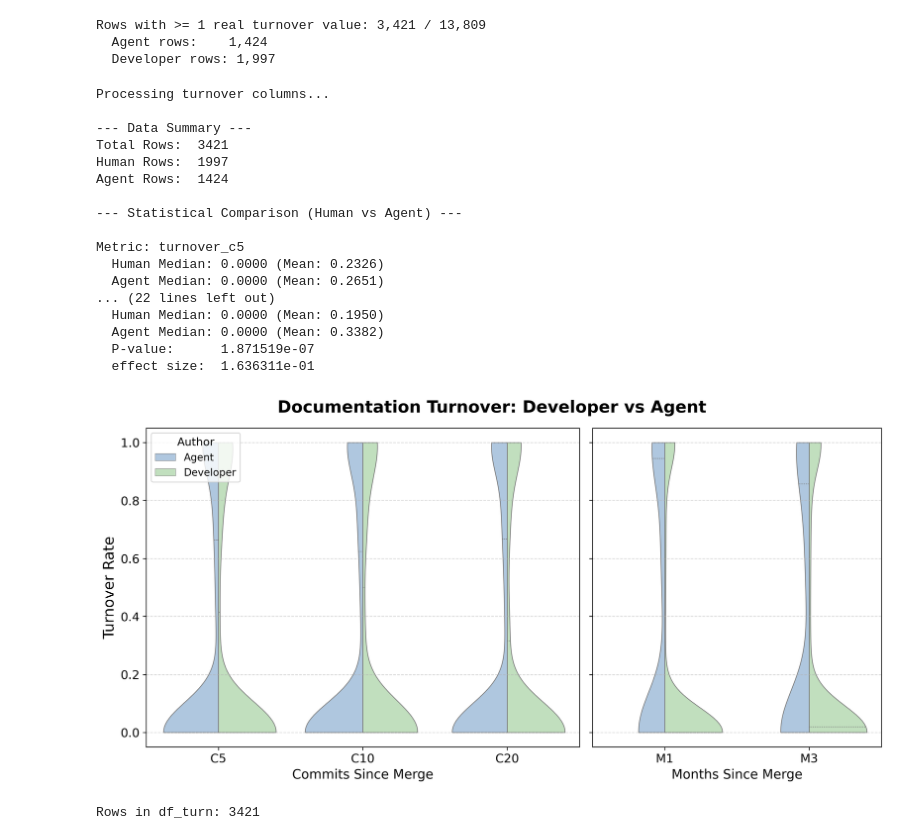
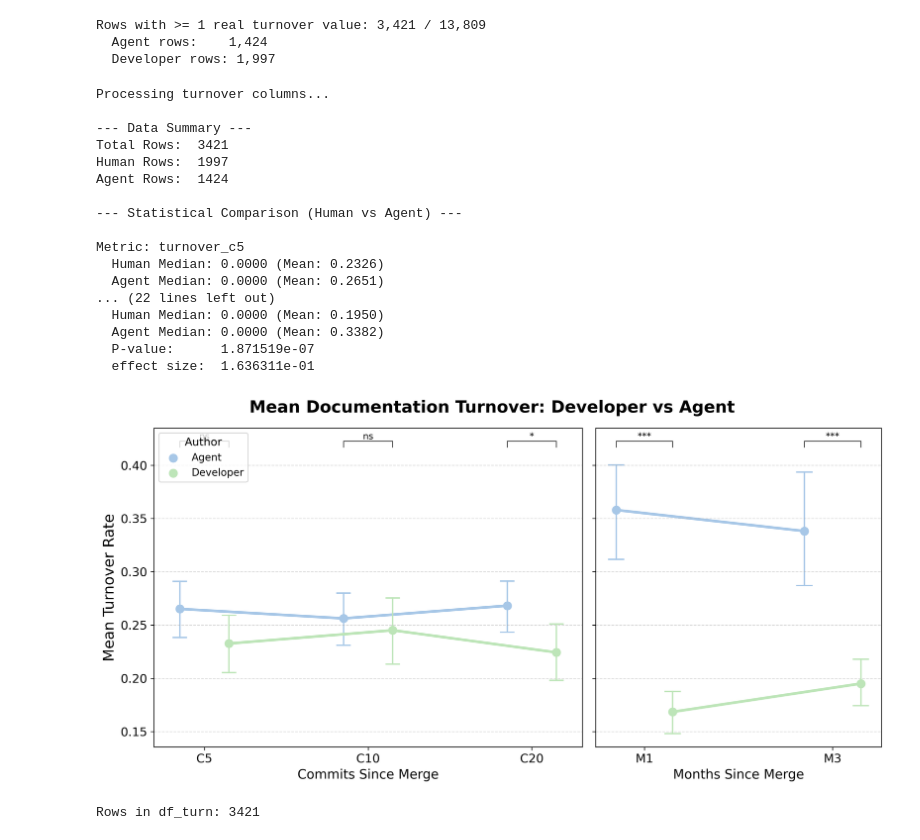
Before and after one commit to LukasOttenhof/On-the-Naturalness-of-Agent-Generated-Documentation, a Jupyter notebook: analysis/rq4/a.ipynb, the cells around one changed output. Drawn from its saved outputs; the diff is of its cells as text; code cells hidden in the pictures.

Commit message:
udpated rq4 plot

```diff
--- a/analysis/rq4/a.ipynb
+++ b/analysis/rq4/a.ipynb
@@ -94,6 +94,7 @@ print(f"Agent Rows:  {len(df_a)}")
 
 # 5. STATISTICAL ANALYSIS (Mann-Whitney U) — per-column dropna
 print("\n--- Statistical Comparison (Human vs Agent) ---")
+mw_pvalues = {}
 for col in turnover_cols:
     group_h = df_h[col].dropna()
     group_a = df_a[col].dropna()
@@ -104,6 +105,7 @@ for col in turnover_cols:
         n2 = len(group_a)
 
         e = 1 - (2 * stat) / (n1 * n2)
+        mw_pvalues[col] = p
         print(f"\nMetric: {col}")
         print(f"  Human Median: {group_h.median():.4f} (Mean: {group_h.mean():.4f})")
         print(f"  Agent Median: {group_a.median():.4f} (Mean: {group_a.mean():.4f})")
@@ -112,15 +114,14 @@ for col in turnover_cols:
     else:
         print(f"\nMetric: {col} - Missing data for one or both groups.")
 
-# 6. VISUALIZATION
+# 6. VISUALIZATION — mean with 95% bootstrapped CI
 
-# Reshape for Seaborn violin plot
 df_melt = df_turn.melt(
     id_vars=["group"],
     value_vars=turnover_cols,
     var_name="time_interval",
     value_name="turnover_value"
-)
+).dropna(subset=["turnover_value"])
 
 # Clean + readable labels
 turnover_label_map = {
@@ -140,32 +141,56 @@ commit_order = ["C5", "C10", "C20"]
 month_order = ["M1", "M3"]
 palette = {"Agent": "#A7C7E7", "Developer": "#BDE5B8"}
 
+def sig_stars(p):
+    if p < 0.001:
+        return "***"
+    if p < 0.01:
+        return "**"
+    if p < 0.05:
+        return "*"
+    return "ns"
+
 fig, axes = plt.subplots(
     1, 2, figsize=(12, 6), dpi=300,
     gridspec_kw={"width_ratios": [3, 2]},
     sharey=True,
 )
 
-for ax, sub_order, xlabel in [
+# sns.pointplot's own dodge convention for 2 hue levels places them at
+# -dodge/2 / +dodge/2 relative to each category's tick — used below to line
+# up the significance brackets with the actual plotted points.
+dodge = 0.3
+panels = [
     (axes[0], commit_order, "Commits Since Merge"),
     (axes[1], month_order, "Months Since Merge"),
-]:
+]
+
+# Pass 1: draw both panels first. axes share a y-axis, so ylim isn't fixed
+# per-panel here — doing that mid-loop would lock the shared axis before the
+# second panel's (larger) values are drawn, clipping them.
+for ax, sub_order, xlabel in panels:
     sub_data = df_melt[df_melt["time_interval"].isin(sub_order)].copy()
     sub_data["time_interval"] = pd.Categorical(
         sub_data["time_interval"], categories=sub_order, ordered=True
     )
 
-    sns.violinplot(
+    sns.pointplot(
         data=sub_data,
         x="time_interval",
         y="turnover_value",
         hue="group",
         order=sub_order,
-        split=True,
-        inner="quartile",
-        cut=0,
+        hue_order=["Agent", "Developer"],
+        estimator=np.mean,
+        errorbar=("ci", 95),
+        n_boot=1000,
+        seed=42,
+        dodge=dodge,
+        join=True,
+        capsize=0.08,
+        errwidth=1.5,
+        scale=1.1,
         palette=palette,
-        linewidth=0.8,
         ax=ax,
     )
 
@@ -175,37 +200,55 @@ for ax, sub_order, xlabel in [
     ax.tick_params(axis='y', labelsize=13)
     ax.grid(True, linestyle='--', alpha=0.5, axis="y")
 
-axes[0].set_ylabel("Turnover Rate", fontsize=16)
+# Pass 2: now that both panels are drawn, the shared ylim reflects the true
+# combined range — extend it once for bracket headroom and add the brackets.
+y0, y1 = axes[0].get_ylim()
+axes[0].set_ylim(y0, y1 + 0.08 * (y1 - y0))
+bracket_y = y1 + 0.015 * (y1 - y0)
+h = 0.02 * (y1 - y0)
+
+for ax, sub_order, _ in panels:
+    for i, label in enumerate(sub_order):
+        col = [c for c, l in turnover_label_map.items() if l == label][0]
+        p = mw_pvalues.get(col)
+        if p is None:
+            continue
+        x1, x2 = i - dodge / 2, i + dodge / 2
+        ax.plot([x1, x1, x2, x2], [bracket_y, bracket_y + h, bracket_y + h, bracket_y],
+                 lw=0.9, color="#333333", clip_on=False)
+        ax.text(i, bracket_y + h, sig_stars(p), ha="center", va="bottom", fontsize=10, clip_on=False)
+
+axes[0].set_ylabel("Mean Turnover Rate", fontsize=16)
 axes[0].legend(title="Author", fontsize=11, title_fontsize=12, loc="upper left")
 axes[1].legend_.remove()
 
 fig.suptitle(
-    "Documentation Turnover: Developer vs Agent",
+    "Mean Documentation Turnover: Developer vs Agent",
     fontsize=18,
     fontweight='bold'
 )
 
 plt.tight_layout()
 plt.show()
 # %% [output]
 Processing turnover columns...
 
 --- Data Summary ---
 Total Rows:  3421
 Human Rows:  1997
 Agent Rows:  1424
 
 --- Statistical Comparison (Human vs Agent) ---
 
 Metric: turnover_c5
   Human Median: 0.0000 (Mean: 0.2326)
   Agent Median: 0.0000 (Mean: 0.2651)
 ... (22 lines left out)
   Human Median: 0.0000 (Mean: 0.1950)
   Agent Median: 0.0000 (Mean: 0.3382)
   P-value:      1.871519e-07
   effect size:  1.636311e-01
-[figure, old version]
+[figure, new version]
 # %%
 import pandas as pd
 import numpy as np
```
Also changed, not shown: parts of 1 cell of this notebook, 3 other files.
